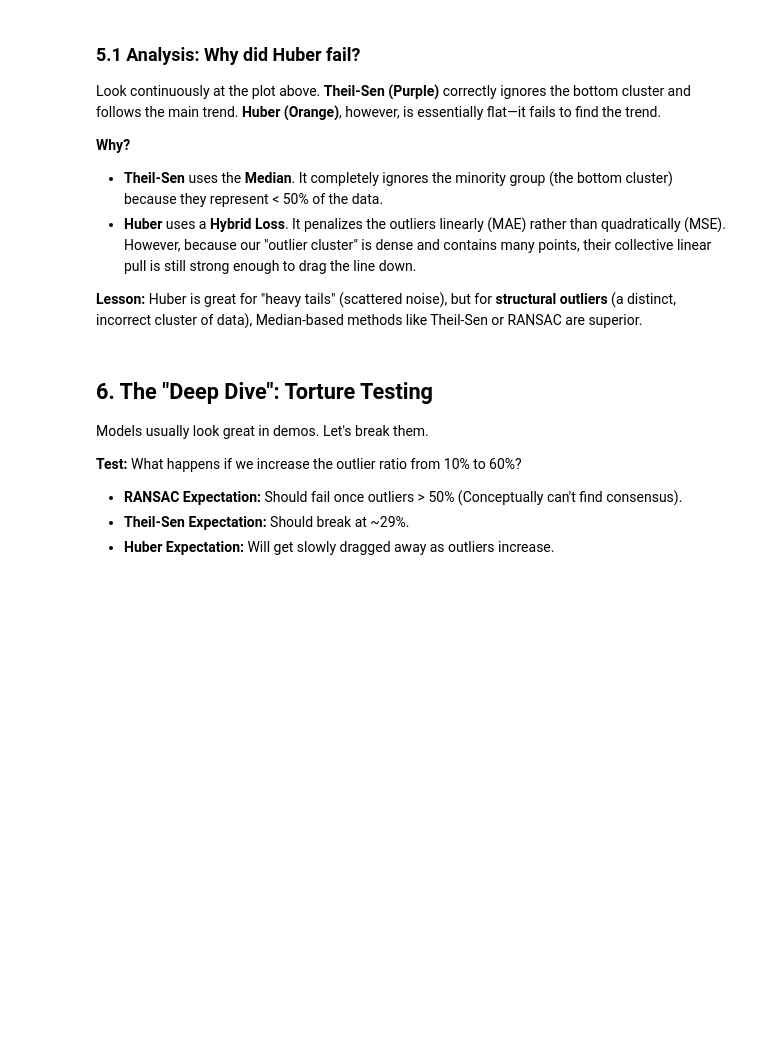
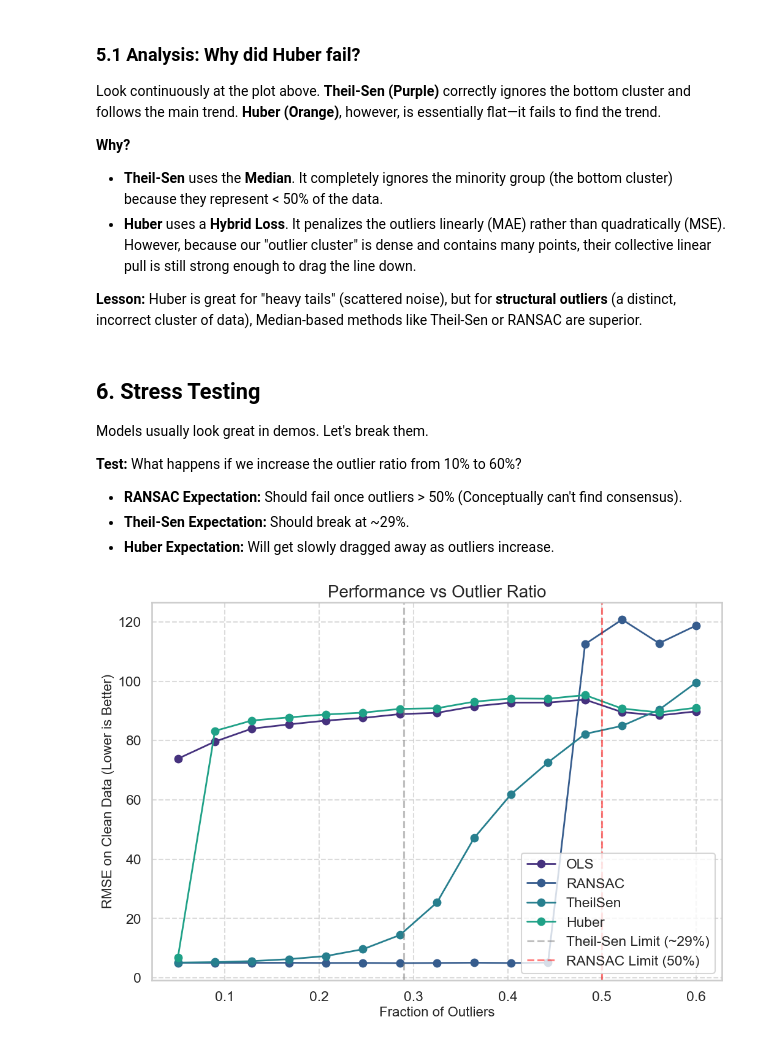
Before and after one commit to aleetreny/ATLAS, a Jupyter notebook: modules/01_supervised_inference/1.1_regression/03_robust_regression.ipynb, the cells around one changed output. Cells and saved outputs as stored; diff of their text form; code cells hidden in the pictures; blank space fills up the shorter version.

```diff
--- a/modules/01_supervised_inference/1.1_regression/03_robust_regression.ipynb
+++ b/modules/01_supervised_inference/1.1_regression/03_robust_regression.ipynb
@@ -265,7 +285,7 @@ Look continuously at the plot above. **Theil-Sen (Purple)** correctly ignores th
 
 **Lesson:** Huber is great for "heavy tails" (scattered noise), but for **structural outliers** (a distinct, incorrect cluster of data), Median-based methods like Theil-Sen or RANSAC are superior.
 # %% [markdown]
-## 6. The "Deep Dive": Torture Testing
+## 6. Stress Testing
 
 Models usually look great in demos. Let's break them.
 
@@ -299,32 +319,34 @@ def stress_test(outlier_ratio):
     X_clean = X_test[n_out:]
     y_clean = y_test[n_out:]
 
     for name, model in models.items():
         model.fit(X_test, y_test)
         preds = model.predict(X_clean)
         errors[name] = np.sqrt(mean_squared_error(y_clean, preds))
 
     return errors
 
 # Run Simulation
 ratios = np.linspace(0.05, 0.60, 15) # 5% to 60% outliers
 history = {k: [] for k in ["OLS", "RANSAC", "TheilSen", "Huber"]}
 
 for r in ratios:
     res = stress_test(r)
     for k, v in res.items():
         history[k].append(v)
 
 plt.figure(figsize=(12, 8))
 for name, errs in history.items():
     plt.plot(ratios, errs, marker='o', linewidth=2, label=name)
 
 plt.axvline(0.29, color='gray', linestyle='--', alpha=0.5, label='Theil-Sen Limit (~29%)')
 plt.axvline(0.50, color='red', linestyle='--', alpha=0.5, label='RANSAC Limit (50%)')
 plt.xlabel("Fraction of Outliers")
 plt.ylabel("RMSE on Clean Data (Lower is Better)")
-plt.title("Stress Test: When do they break?", fontsize=20)
+plt.title("Performance vs Outlier Ratio", fontsize=20)
 plt.legend()
 plt.grid(True, linestyle='--', alpha=0.7)
 # plt.show()
+# %% [output]
+[figure, added]
 # %% [markdown]
```
Also changed, not shown: parts of 9 cells of this notebook.
